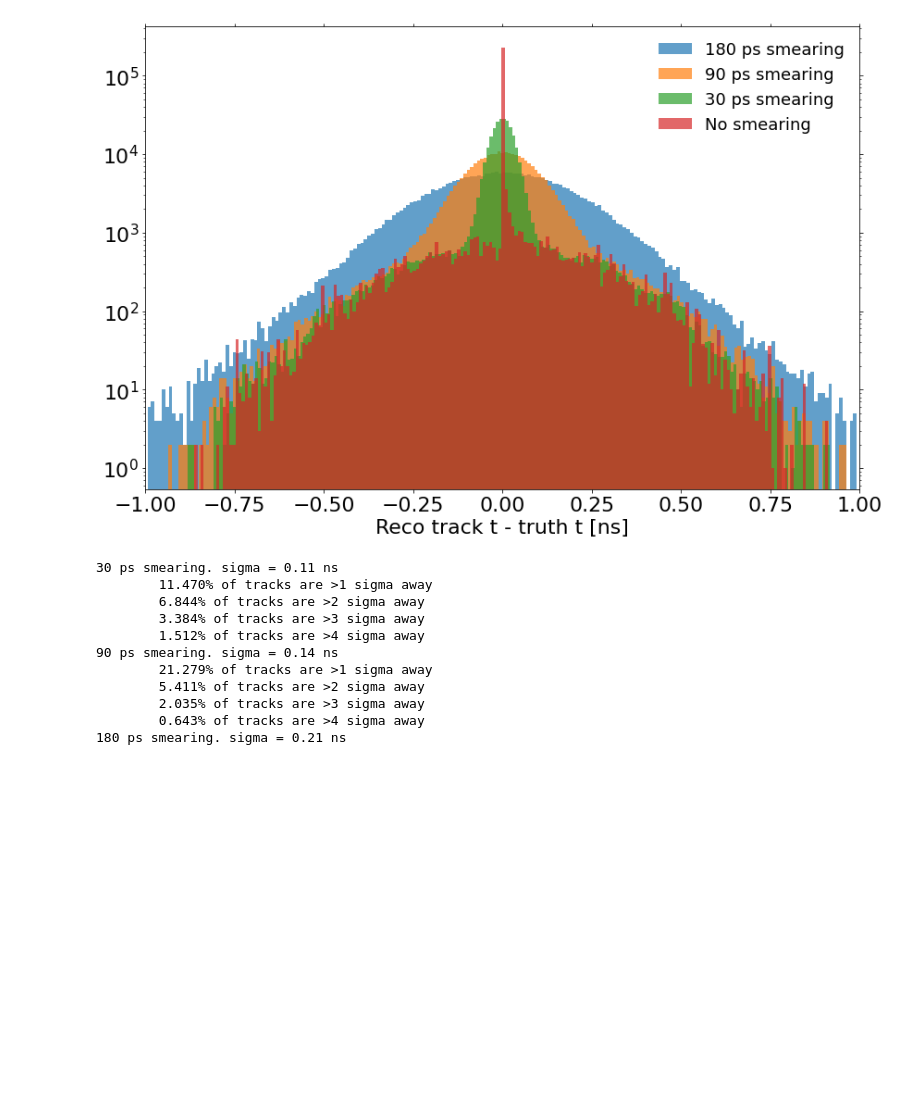
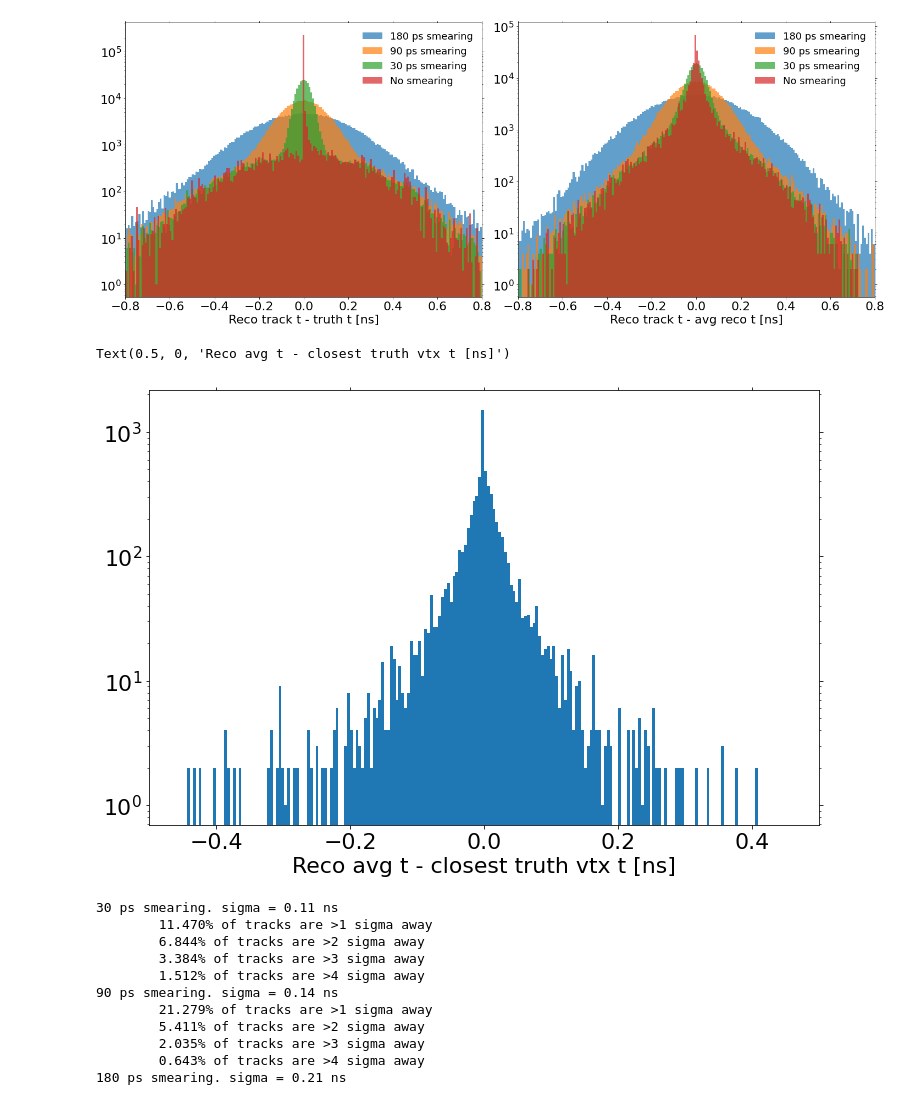
Before and after one commit to ttlindkvist/4DTracking, a Jupyter notebook: pileup.ipynb, the cells around one changed output. Saved outputs shown, nothing was run; the diff lists cells and outputs as text; code cells hidden in the pictures; blank space fills up the shorter version.

```diff
--- a/pileup.ipynb
+++ b/pileup.ipynb
@@ -207,19 +444,48 @@ closest_truth_t_diff_flat = np.concatenate(closest_truth_t_diff)
 closest_truth_t30_diff_flat = np.concatenate(closest_truth_t30_diff)
 closest_truth_t90_diff_flat = np.concatenate(closest_truth_t90_diff)
 closest_truth_t180_diff_flat = np.concatenate(closest_truth_t180_diff)
+
+reco_avg_t_diff_flat = np.concatenate(reco_avg_t_diff)
+reco_avg_t30_diff_flat = np.concatenate(reco_avg_t30_diff)
+reco_avg_t90_diff_flat = np.concatenate(reco_avg_t90_diff)
+reco_avg_t180_diff_flat = np.concatenate(reco_avg_t180_diff)
+
+diff_closest_truth_reco_avg_t_flat = np.concatenate(diff_closest_truth_reco_avg_t)
 # %%
-dt = 1
-_ = plt.hist(closest_truth_t180_diff_flat[np.abs(closest_truth_t180_diff_flat) < dt], bins=200, alpha=0.7, label='180 ps smearing')
-_ = plt.hist(closest_truth_t90_diff_flat[np.abs(closest_truth_t90_diff_flat) < dt],   bins=200, alpha=0.7, label='90 ps smearing')
-_ = plt.hist(closest_truth_t30_diff_flat[np.abs(closest_truth_t30_diff_flat) < dt],   bins=200, alpha=0.7, label='30 ps smearing')
-_ = plt.hist(closest_truth_t_diff_flat[np.abs(closest_truth_t_diff_flat) < dt],       bins=200, alpha=0.7, label='No smearing')
-plt.xlim(-dt, dt)
-plt.yscale('log')
-plt.xlabel('Reco track t - truth t [ns]')
-plt.legend(frameon=False)
-plt.tight_layout()
+fig, (ax1, ax2) = plt.subplots(1, 2)
+fig.set_size_inches(20, 8)
+
+dt = 0.8
+_ = ax1.hist(closest_truth_t180_diff_flat[np.abs(closest_truth_t180_diff_flat) < dt], bins=200, alpha=0.7, label='180 ps smearing')
+_ = ax1.hist(closest_truth_t90_diff_flat[np.abs(closest_truth_t90_diff_flat) < dt],   bins=200, alpha=0.7, label='90 ps smearing')
+_ = ax1.hist(closest_truth_t30_diff_flat[np.abs(closest_truth_t30_diff_flat) < dt],   bins=200, alpha=0.7, label='30 ps smearing')
+_ = ax1.hist(closest_truth_t_diff_flat[np.abs(closest_truth_t_diff_flat) < dt],       bins=200, alpha=0.7, label='No smearing')
+ax1.set_xlim(-dt, dt)
+ax1.set_yscale('log')
+ax1.set_xlabel('Reco track t - truth t [ns]')
+ax1.legend(frameon=False)
+
+_ = ax2.hist(reco_avg_t180_diff_flat[np.abs(reco_avg_t180_diff_flat) < dt], bins=200, alpha=0.7, label='180 ps smearing')
+_ = ax2.hist(reco_avg_t90_diff_flat[np.abs(reco_avg_t90_diff_flat) < dt],   bins=200, alpha=0.7, label='90 ps smearing')
+_ = ax2.hist(reco_avg_t30_diff_flat[np.abs(reco_avg_t30_diff_flat) < dt],   bins=200, alpha=0.7, label='30 ps smearing')
+_ = ax2.hist(reco_avg_t_diff_flat[np.abs(reco_avg_t_diff_flat) < dt],       bins=200, alpha=0.7, label='No smearing')
+ax2.set_xlim(-dt, dt)
+ax2.set_yscale('log')
+ax2.set_xlabel('Reco track t - avg reco t [ns]')
+ax2.legend(frameon=False)
+
+fig.tight_layout()
 # %% [output]
-[figure, old version]
+[figure, new version]
+# %%
+dt = 0.5
+_ = plt.hist(diff_closest_truth_reco_avg_t_flat[np.abs(diff_closest_truth_reco_avg_t_flat) < dt], bins=200, alpha=1)
+plt.xlim(-dt, dt)
+plt.yscale('log')
+plt.xlabel('Reco avg t - closest truth vtx t [ns]')
+# %% [output]
+Text(0.5, 0, 'Reco avg t - closest truth vtx t [ns]')
+[figure, added]
 # %%
 #Calculate fraction of tracks x*sigma away for the different smearings
 n_sigmas = [1, 2, 3, 4]
```
Also changed, not shown: parts of 12 cells of this notebook, 1 other file.
